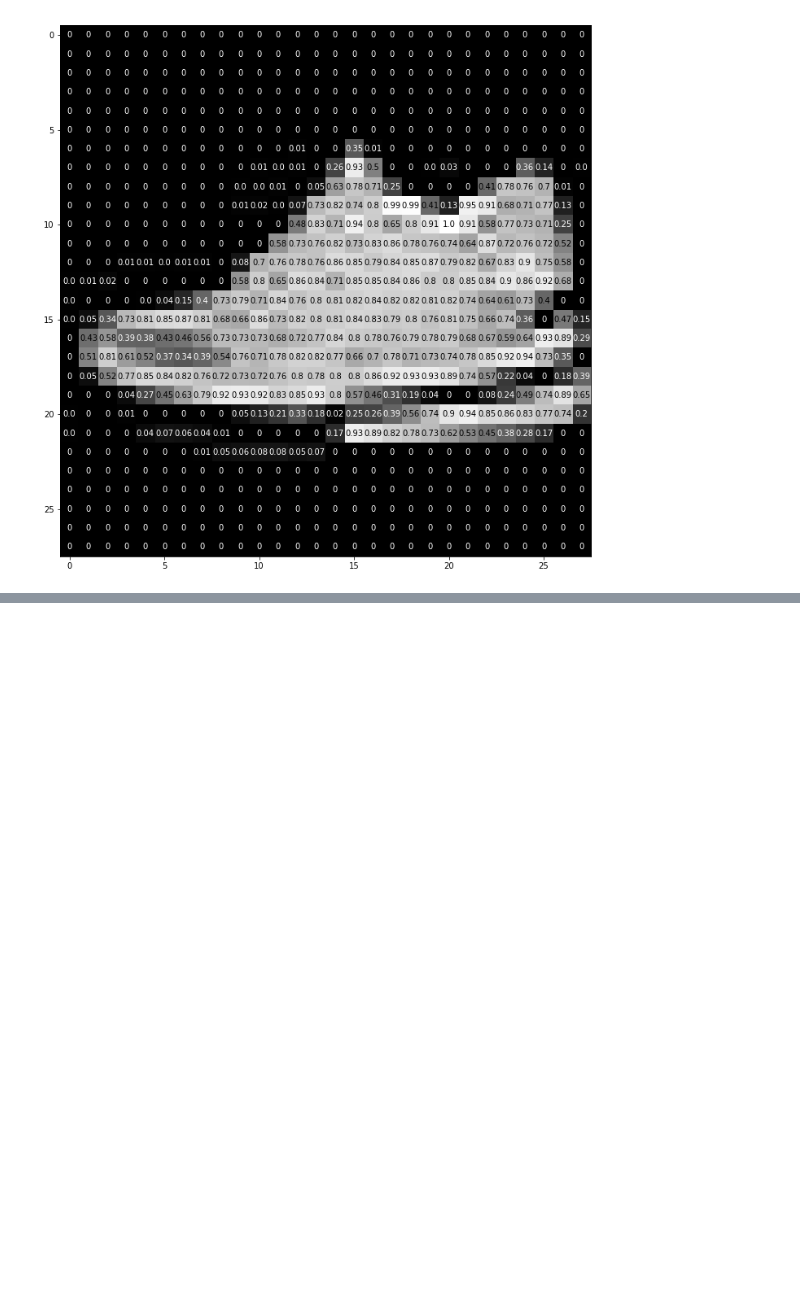
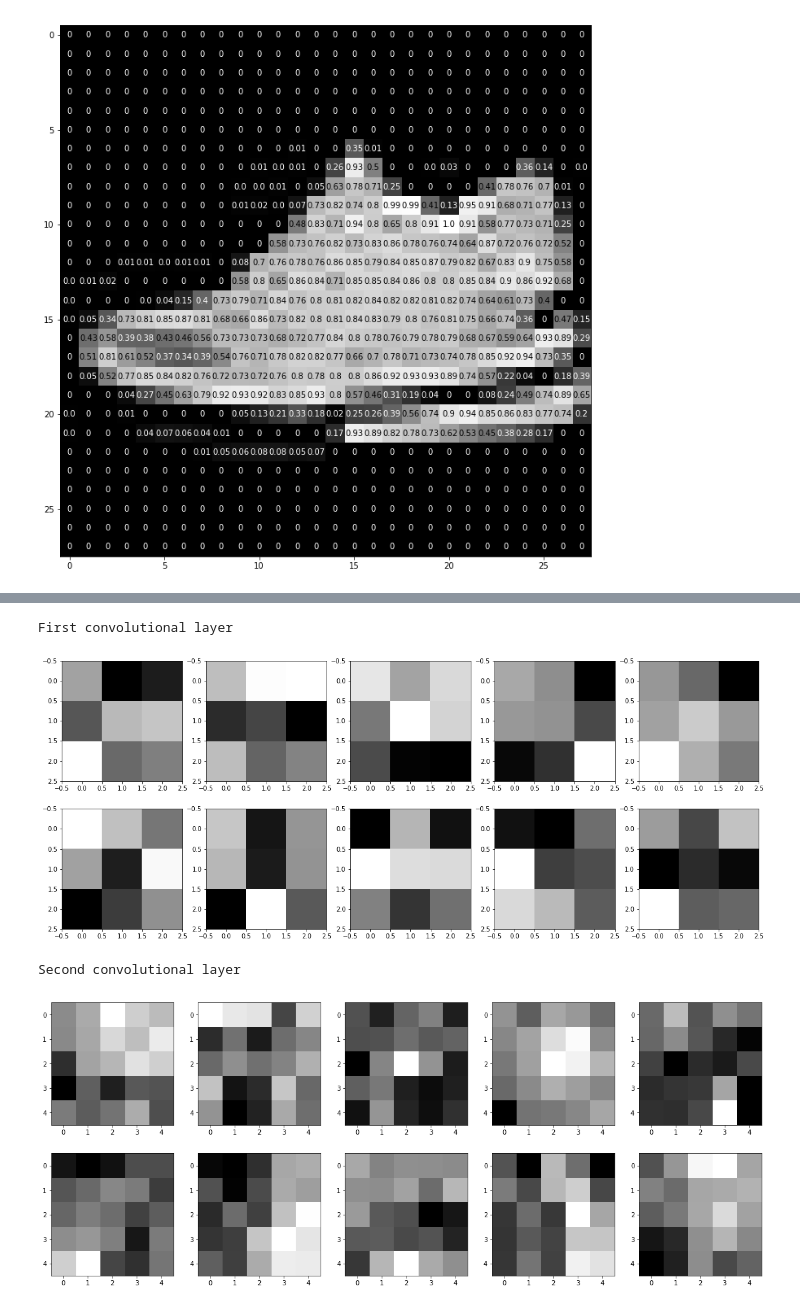
Before and after one commit to bakamoridesu/DL_PyTorch, a Jupyter notebook: MNIST_fashion_torch.ipynb, the cells around one changed output, grey strips where cells are left out. Drawn from its saved outputs; the diff is of its cells as text; code cells hidden in the pictures; blank space fills up the shorter version.

```diff
--- a/MNIST_fashion_torch.ipynb
+++ b/MNIST_fashion_torch.ipynb
@@ -352 +353,36 @@ Net(
 )
+# %%
+# Get the weights in the first conv layer
+net.cpu()
+weights = net.conv_layers[0].weight.data
+w = weights.numpy()
+
+# for 10 filters
+fig=plt.figure(figsize=(20, 8))
+columns = 5
+rows = 2
+for i in range(0, columns*rows):
+    fig.add_subplot(rows, columns, i+1)
+    plt.imshow(w[i][0], cmap='gray')
+
+print('First convolutional layer')
+plt.show()
+
+weights = net.conv_layers[1].weight.data
+w = weights.numpy()
+
+# for 10 filters
+fig=plt.figure(figsize=(20, 8))
+columns = 5
+rows = 2
+for i in range(0, columns*rows):
+    fig.add_subplot(rows, columns, i+1)
+    plt.imshow(w[i][0], cmap='gray')
+
+print('Second convolutional layer')
+plt.show()
+# %% [output]
+First convolutional layer
+[figure, added]
+Second convolutional layer
+[figure, added]
```
Also changed, not shown: parts of 7 cells of this notebook.
